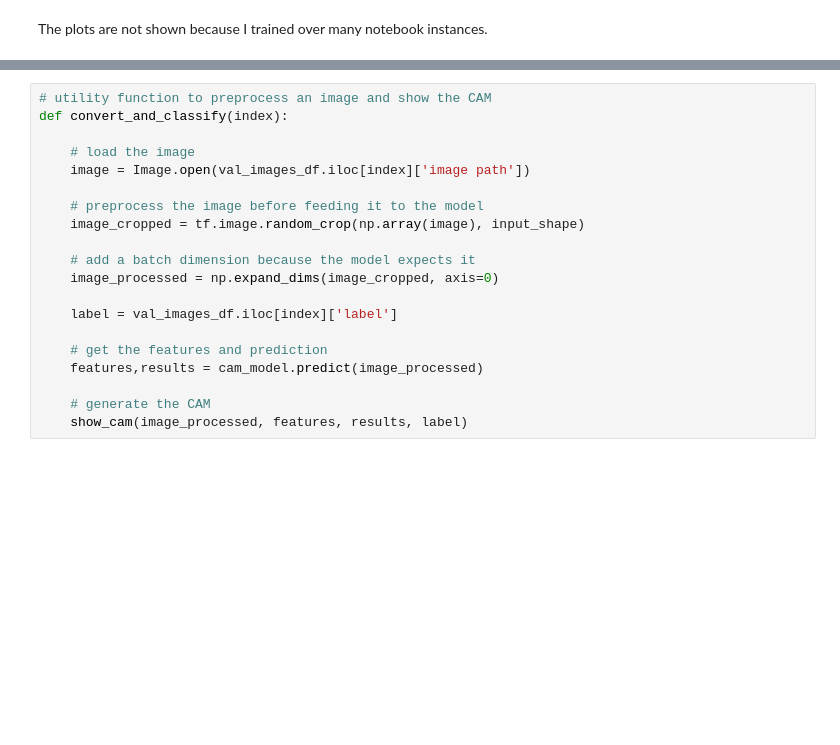
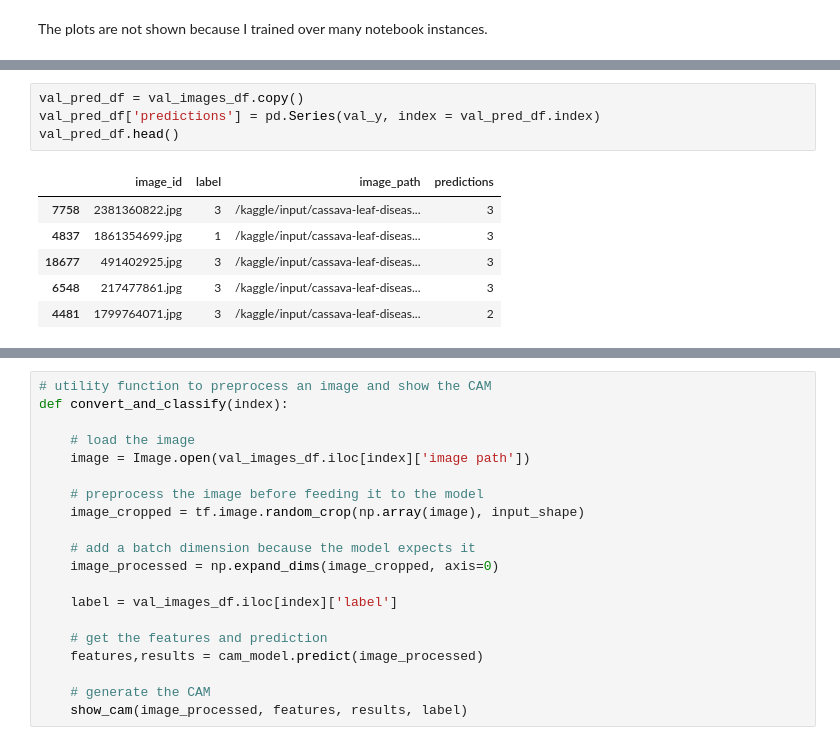
Before and after one commit to fudw/cassava-diseases-classification, a Jupyter notebook: cassava-diseases-classification-tf.ipynb, the cells around one changed output, grey strips where cells are left out. Saved outputs shown, nothing was run; the diff lists cells and outputs as text; blank space fills up the shorter version.

```diff
--- a/cassava-diseases-classification-tf.ipynb
+++ b/cassava-diseases-classification-tf.ipynb
@@ -423,0 +430,11 @@ val_y = np.argmax(val_predict, axis=1)
+# %%
+val_pred_df = val_images_df.copy()
+val_pred_df['predictions'] = pd.Series(val_y, index = val_pred_df.index)
+val_pred_df.head()
+# %% [output]
+|  | image_id | label | image_path | predictions |
+| 7758 | 2381360822.jpg | 3 | /kaggle/input/cassava-leaf-diseas... | 3 |
+| 4837 | 1861354699.jpg | 1 | /kaggle/input/cassava-leaf-diseas... | 3 |
+| 18677 | 491402925.jpg | 3 | /kaggle/input/cassava-leaf-diseas... | 3 |
+| 6548 | 217477861.jpg | 3 | /kaggle/input/cassava-leaf-diseas... | 3 |
+| 4481 | 1799764071.jpg | 3 | /kaggle/input/cassava-leaf-diseas... | 2 |
```
Also changed, not shown: parts of 24 cells of this notebook.
